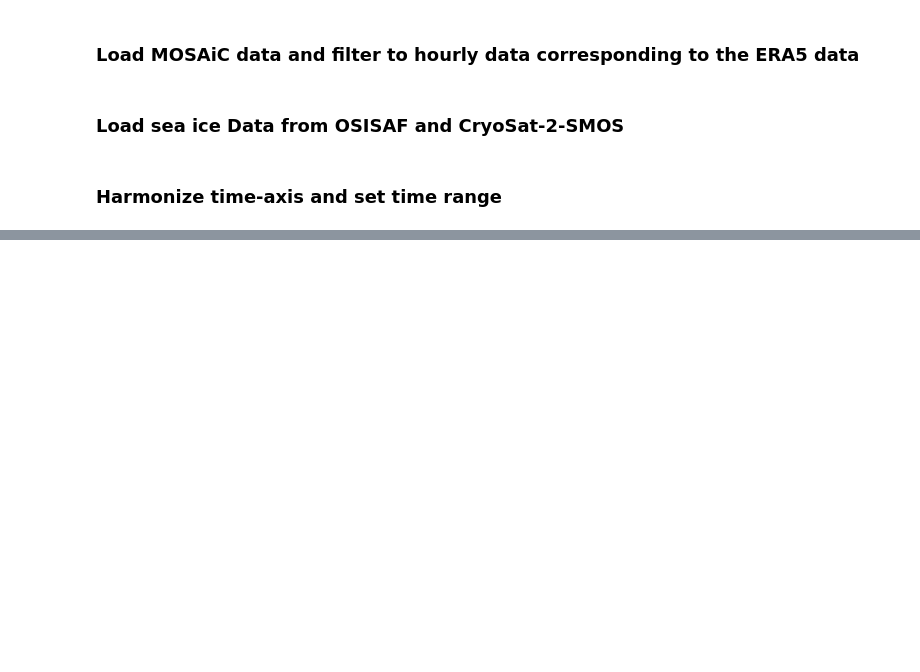
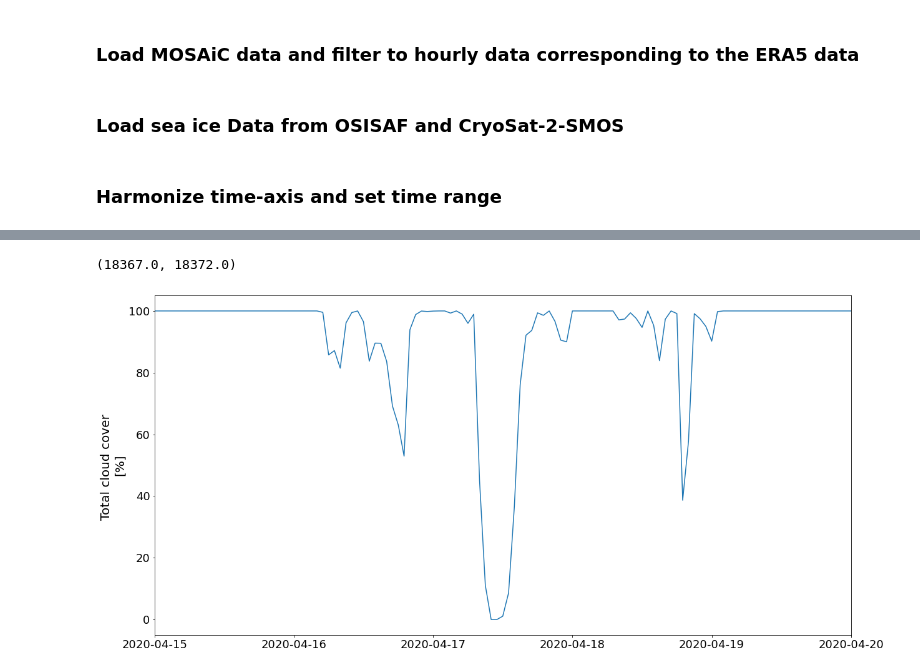
Before and after one commit to charrelju/M1_Internship_MET_Norway, a Jupyter notebook: MetCity.ipynb, the cells around one changed output, grey strips where cells are left out. Cells and saved outputs as stored; diff of their text form; code cells hidden in the pictures; blank space fills up the shorter version.

```diff
--- a/MetCity.ipynb
+++ b/MetCity.ipynb
@@ -88,3 +92,11 @@ for i in range (0,len(mosasfs60met_1h.wspd_u_mean_10m)) :
 era5_sfs60_daily_mean = era5_sfs60.groupby(pd.Grouper(key='datetime', freq='D')).mean()
 # %%
 mosasfs60met_1h_daily_mean = mosasfs60met_1h.resample(time='D').mean()
+# %%
+plt.figure(figsize=(20,10))
+plt.plot(era5_sfs60.datetime, era5_sfs60.tcc*100,'-',label='ERA5',color='C0')
+plt.ylabel('Total cloud cover \n[%]')
+plt.xlim([datetime.date(2020, 4, 15), datetime.date(2020, 4, 20)])
+# %% [output]
+(18367.0, 18372.0)
+[figure, added]
```
Also changed, not shown: parts of 7 cells of this notebook, 3 other files.
